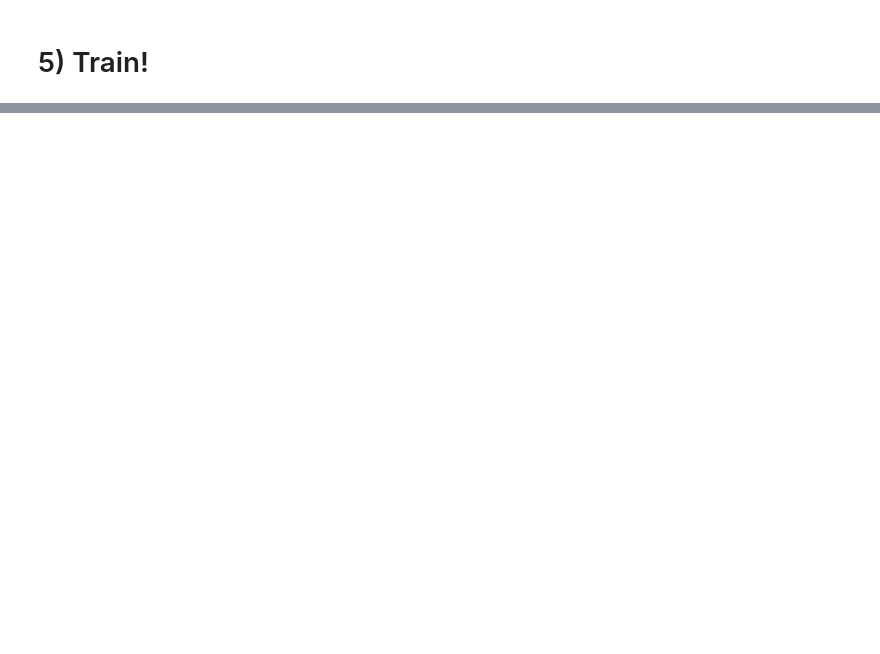
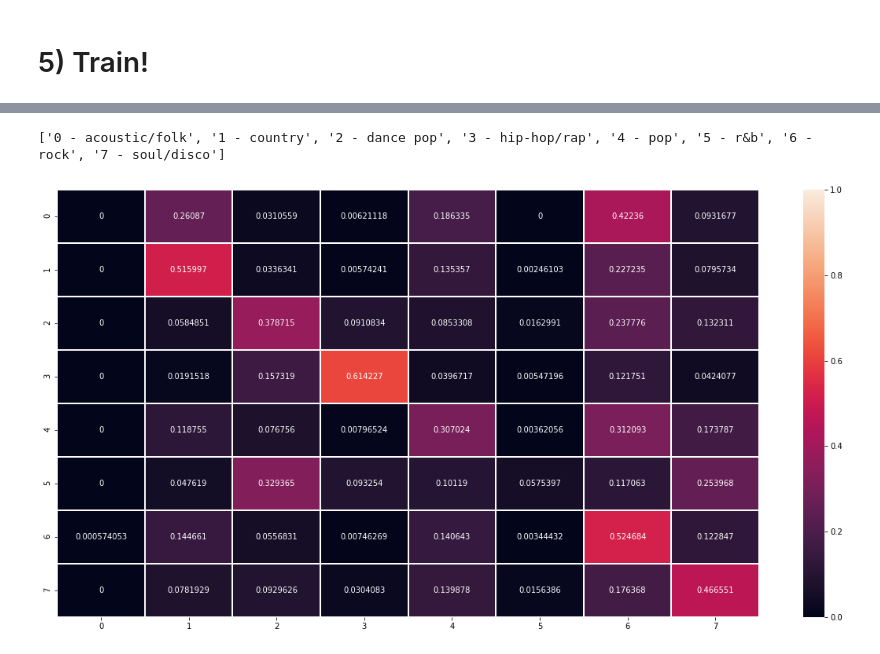
Before and after one commit to ebezzam/lyrics-mir, a Jupyter notebook: notebooks/multitask.ipynb, the cells around one changed output, grey strips where cells are left out. Drawn from its saved outputs; the diff is of its cells as text; code cells hidden in the pictures; blank space fills up the shorter version.

```diff
--- a/notebooks/multitask.ipynb
+++ b/notebooks/multitask.ipynb
@@ -104,3 +135,12 @@ model_str = "sentence-transformers/all-mpnet-base-v2"    # 418 MB, 384 max lengt
+# %%
+tasks = ["genre", "valence"]
+# tasks = ["genre", "valence", "danceability"]
+freeze_base_model = True
+n_class = 2
+batch_size = 32
+n_epochs = 3
+n_example = None    # None to use everything
+learning_rate = None     # default is 1e-3 for frozen base and 1e-5 otherwise
 # %% [markdown]
 # 1) load and create datasets
 # %%
@@ -544,0 +644,24 @@ KeyboardInterrupt:
+# %%
+# test_dataset = {
+#     task_name: dataset["test"]
+#     for task_name, dataset in dataset_dict.items()
+# }
+# test_dataset_genre = test_dataset["genre"]
+
+# h = trainer.predict("genre", test_dataset_genre)
+
+
+preds_dict = {}
+for _task in tasks:
+    test_dataloader = trainer.get_single_eval_dataloader(
+        _task,
+        eval_dataset=features_dict[_task]["test"]
+    )
+    print(test_dataloader.data_loader.collate_fn)
+#     preds_dict[_task] = trainer.predict(
+#         _task, test_dataloader
+#     )
+    preds_dict[_task] = trainer.prediction_loop(
+        test_dataloader,
+        description=f"Test: {_task}",
+    )
@@ -544,0 +677,15 @@ KeyboardInterrupt:
+# %%
+normalize = True
+
+predictions = np.argmax(preds_dict["genre"].predictions, axis=-1)
+true_vals = preds_dict["genre"].label_ids
+cf_matrix = confusion_matrix(true_vals, predictions, normalize="true" if normalize else None)
+fig, ax = plt.subplots(figsize=(20,10))
+if normalize:
+    sns.heatmap(cf_matrix, linewidths=1, annot=True, ax=ax, fmt='g', vmin=0, vmax=1)
+else:
+    sns.heatmap(cf_matrix, linewidths=1, annot=True, ax=ax, fmt='g')
+print([f"{i} - {lab}" for i, lab in enumerate(labels.names)])
+# %% [output]
+['0 - acoustic/folk', '1 - country', '2 - dance pop', '3 - hip-hop/rap', '4 - pop', '5 - r&b', '6 - rock', '7 - soul/disco']
+[figure, added]
```
Also changed, not shown: parts of 21 cells of this notebook.
